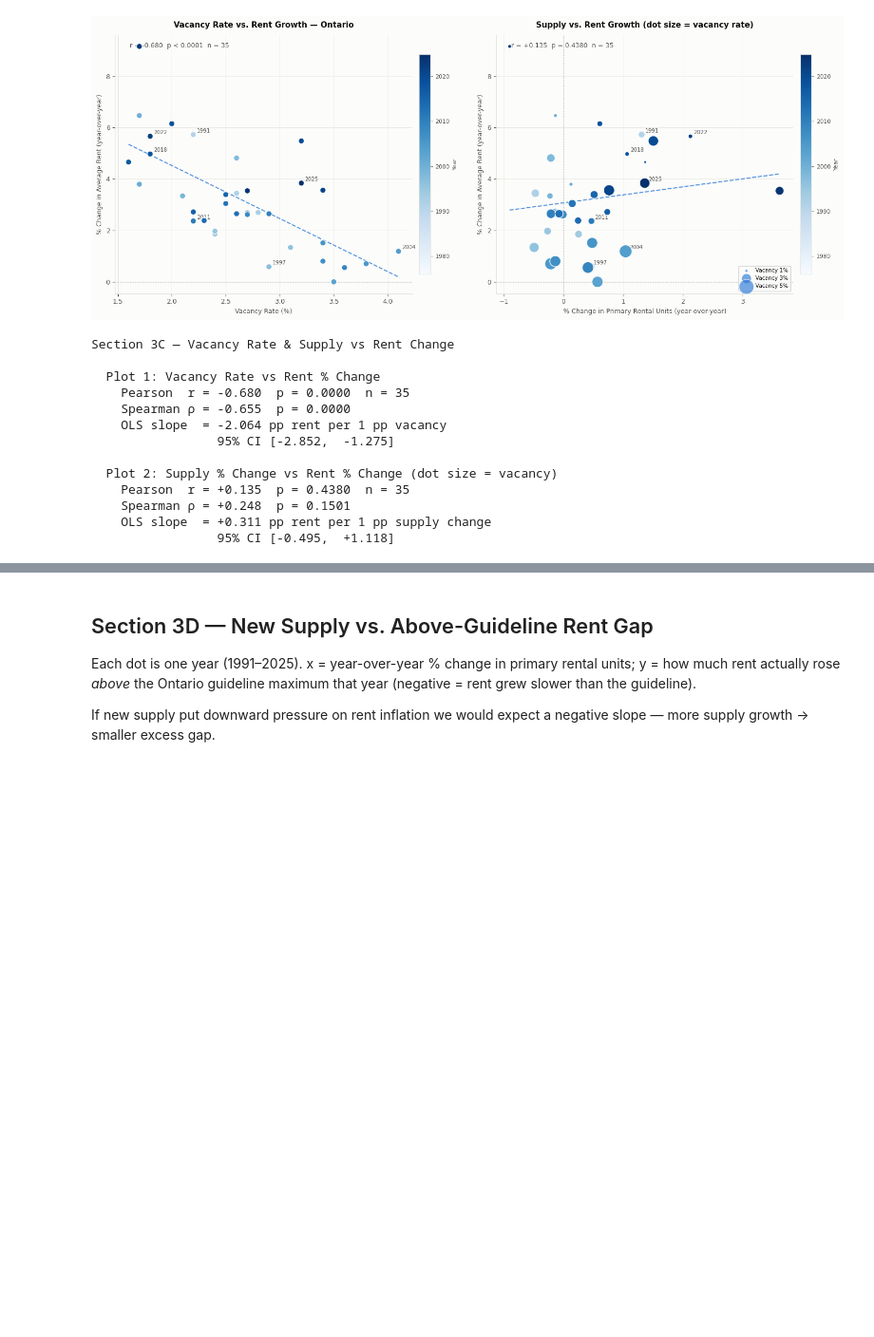
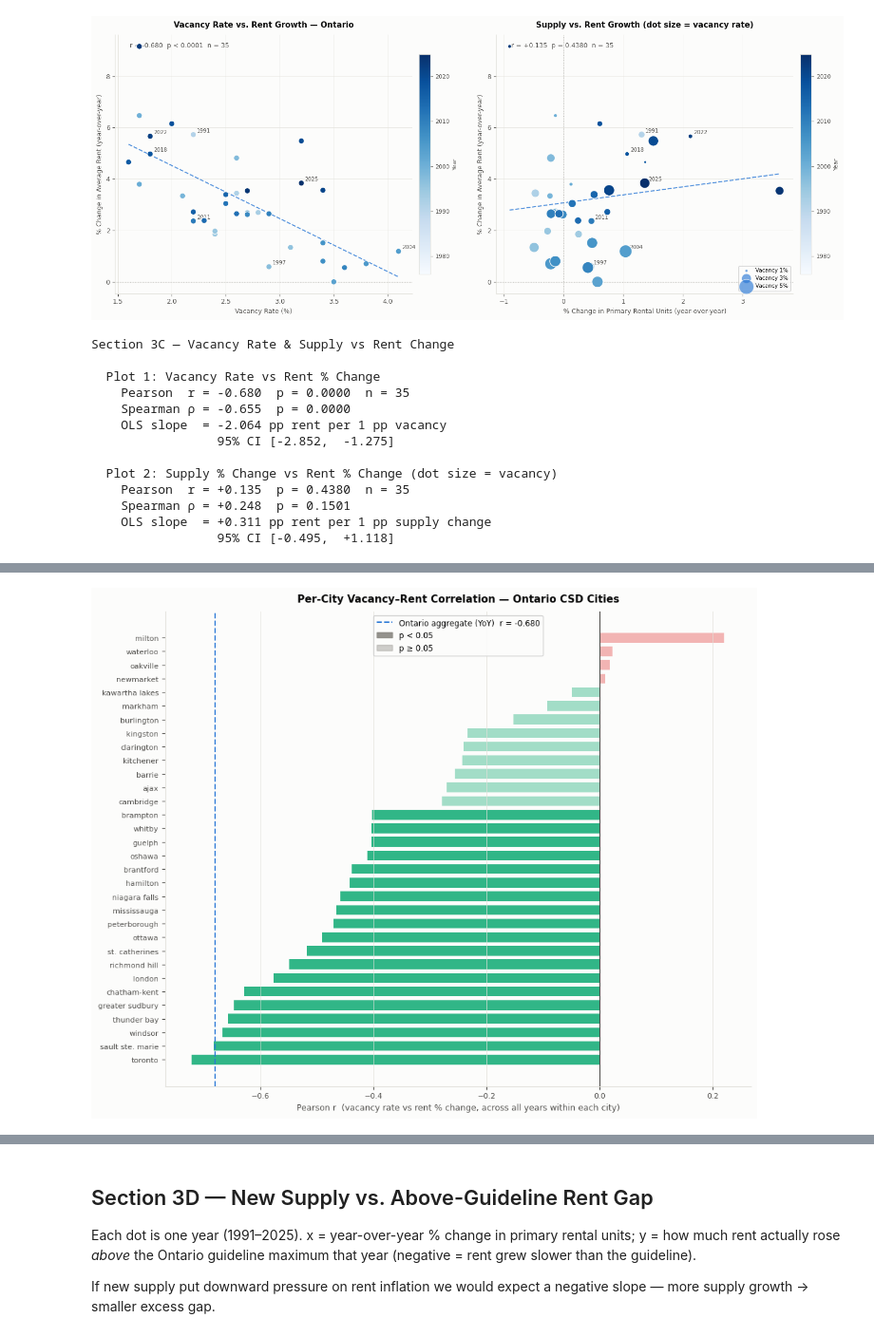
Before and after one commit to schoolofcities/renters, a Jupyter notebook: analysis/rents/explore_rental_data.ipynb, the cells around one changed output, grey strips where cells are left out. Shown at 95% size. Drawn from its saved outputs; the diff is of its cells as text; code cells hidden in the pictures; blank space fills up the shorter version.

Commit message:
Investigate per-city vacancy rates

```diff
--- a/analysis/rents/explore_rental_data.ipynb
+++ b/analysis/rents/explore_rental_data.ipynb
@@ -630,0 +642,61 @@ Section 3C — Vacancy Rate & Supply vs Rent Change
+# %%
+import matplotlib.patches as mpatches
+
+# ── Build city-year panel directly from on-csd primary-summary CSVs ──────────
+_CITY_DIR = CLEAN_ROOT / 'on-csd-primary/primary-summary'
+records = []
+for fp in sorted(_CITY_DIR.glob('*.csv')):
+    df = pd.read_csv(fp).set_index('Year')
+    if 'Vacancy Rate' not in df.columns or 'Pct Change' not in df.columns:
+        continue
+    sub = df[['Vacancy Rate', 'Pct Change']].dropna().rename(
+        columns={'Vacancy Rate': 'vacancy', 'Pct Change': 'rent_pct'})
+    sub['city'] = fp.stem
+    records.append(sub.reset_index())
+panel_3c = pd.concat(records, ignore_index=True).rename(columns={'Year': 'year'})
+
+# ── Per-city Pearson r (vacancy vs rent_pct across that city's own history) ───
+city_r_rows = []
+for city, grp in panel_3c.groupby('city'):
+    if len(grp) < 6:
+        continue
+    r_ci, p_ci   = stats.pearsonr(grp['vacancy'],  grp['rent_pct'])
+    r_sp_ci, _   = stats.spearmanr(grp['vacancy'], grp['rent_pct'])
+    city_r_rows.append({'city': city, 'r': r_ci, 'rho': r_sp_ci, 'p': p_ci, 'n': len(grp)})
+city_r = pd.DataFrame(city_r_rows).sort_values('r').reset_index(drop=True)
+
+# Ontario aggregate r (from Section 3C Plot 1 above)
+r_ontario_agg = r_c1
+
+# ── Sorted bar chart of per-city r values ─────────────────────────────────────
+fig, ax = plt.subplots(figsize=(10, 8))
+
+bar_colors = [C2 if r < 0 else C6 for r in city_r['r']]
+bar_alphas = [0.9 if p < 0.05 else 0.40 for p in city_r['p']]
+
+for i, (_, row) in enumerate(city_r.iterrows()):
+    ax.barh(i, row['r'], color=bar_colors[i], alpha=bar_alphas[i],
+            edgecolor='none', height=0.72)
+
+ax.axvline(0, color=INK2, linewidth=0.8, zorder=3)
+ax.axvline(r_ontario_agg, color=C1, linewidth=1.5, linestyle='--', zorder=4,
+           label=f'Ontario aggregate (YoY)  r = {r_ontario_agg:.3f}')
+
+ax.set_yticks(range(len(city_r)))
+ax.set_yticklabels(city_r['city'], fontsize=7.5)
+ax.set_xlabel('Pearson r  (vacancy rate vs rent % change, across all years within each city)', fontsize=9)
+ax.set_title('Per-City Vacancy–Rent Correlation — Ontario CSD Cities',
+             fontsize=11, fontweight='bold', color=INK, pad=10)
+
+sig_p   = mpatches.Patch(color=MUTED, alpha=0.9,  label='p < 0.05')
+insig_p = mpatches.Patch(color=MUTED, alpha=0.40, label='p ≥ 0.05')
+handles, lbls = ax.get_legend_handles_labels()
+ax.legend(handles + [sig_p, insig_p], lbls + ['p < 0.05', 'p ≥ 0.05'],
+          fontsize=8.5, framealpha=0.88)
+
+ax.grid(axis='x')
+ax.tick_params(labelsize=8)
+plt.tight_layout()
+plt.show()
+# %% [output]
+[figure, added]
```
Also changed, not shown: parts of 2 cells of this notebook.
